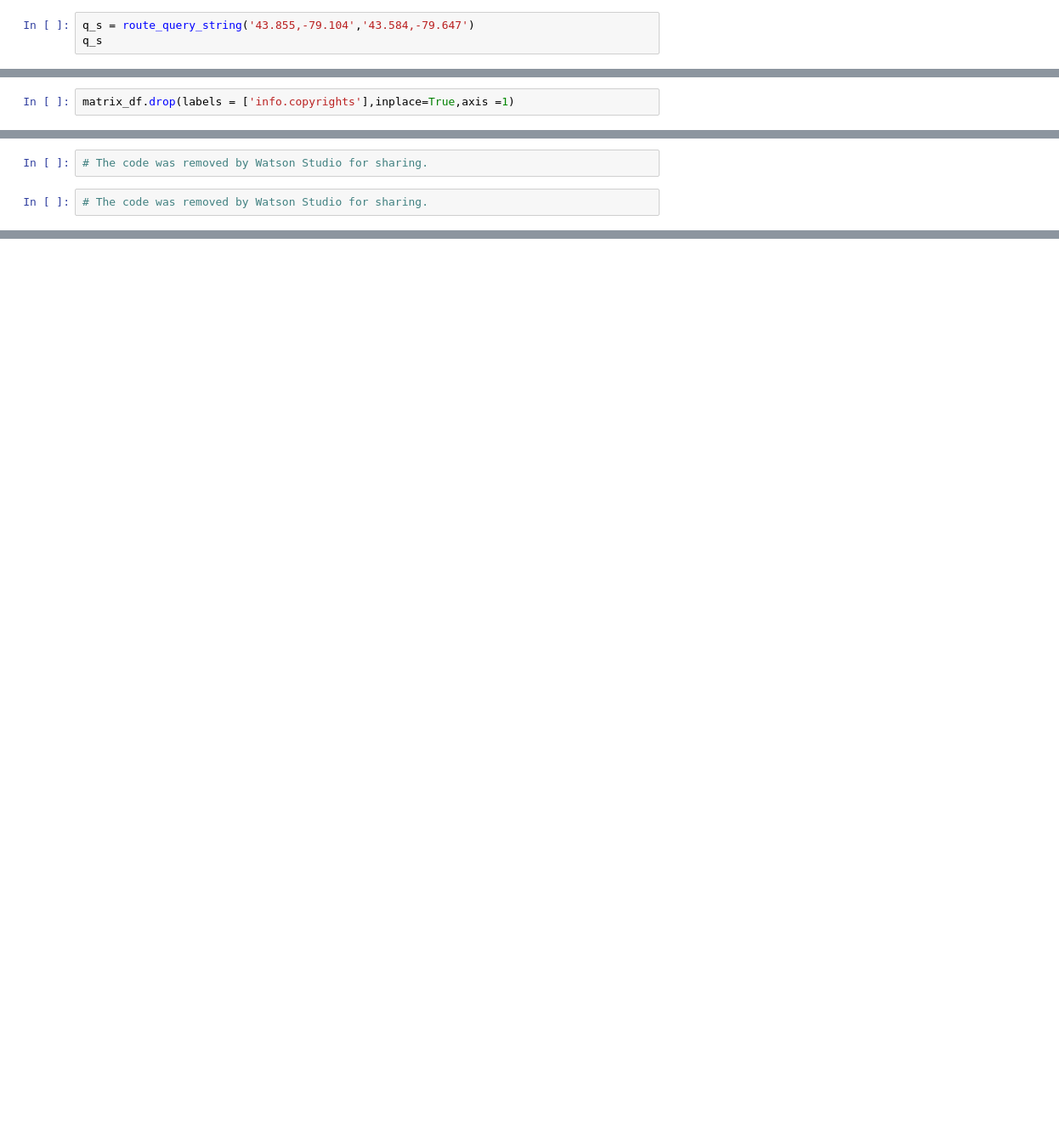
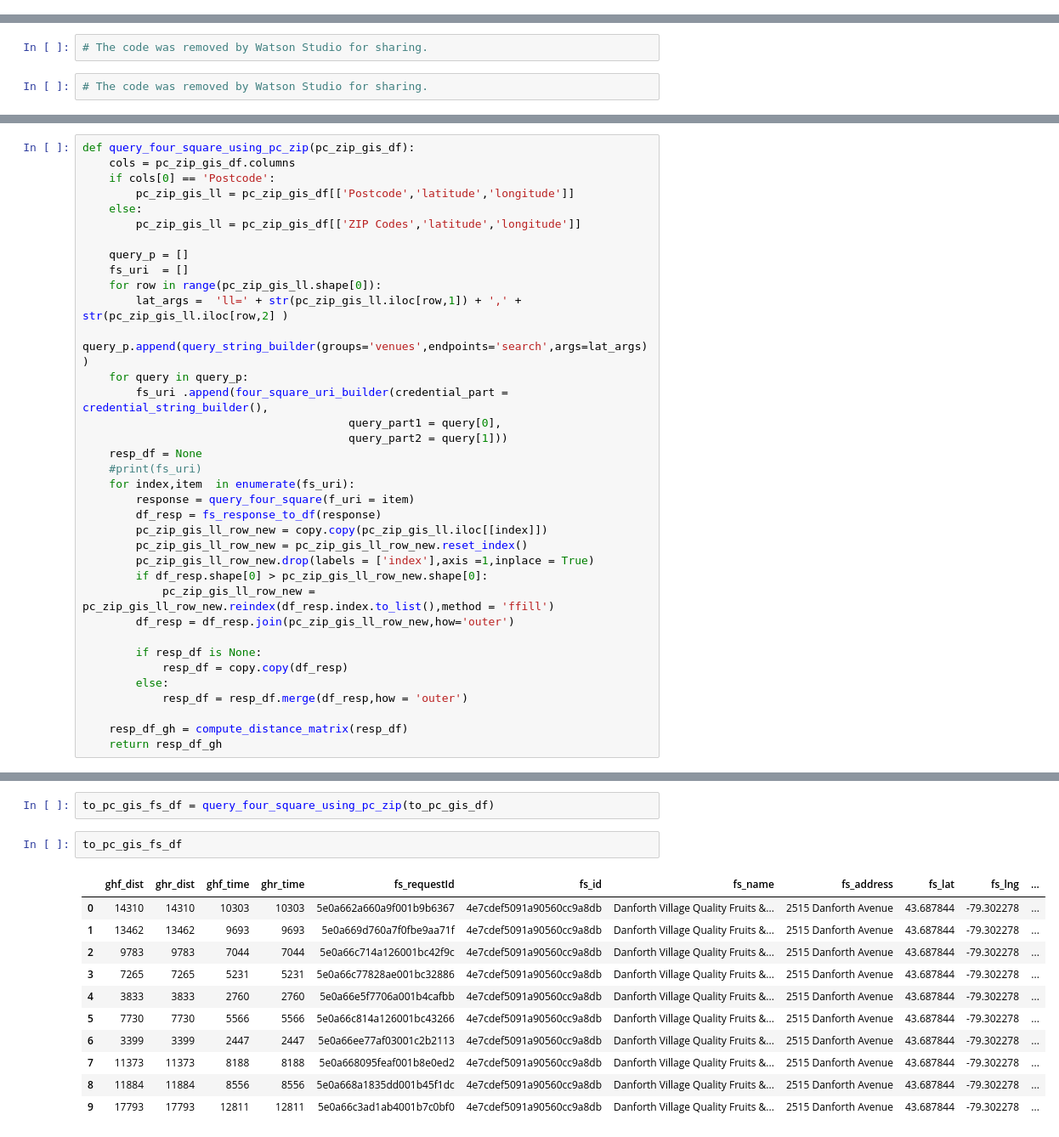
Before and after one commit to narsi16-edu/Coursera_Capstone, a Jupyter notebook: capstone_notebook.ipynb, the cells around one changed output, grey strips where cells are left out. Shown: that part at 85% size. Drawn from its saved outputs; the diff is of its cells as text; blank space fills up the shorter version.

```diff
--- a/capstone_notebook.ipynb
+++ b/capstone_notebook.ipynb
@@ -615,3 +315,0 @@ def route_query_string(from_ll:str,to_ll:str):
-# %%
-q_s = route_query_string('43.855,-79.104','43.584,-79.647')
-q_s
@@ -649,2 +315,0 @@ matrix_df
-# %%
-matrix_df.drop(labels = ['info.copyrights'],inplace=True,axis =1)
@@ -664,0 +471,36 @@ matrix_df
+# %%
+def query_four_square_using_pc_zip(pc_zip_gis_df):
+    cols = pc_zip_gis_df.columns
+    if cols[0] == 'Postcode':
+        pc_zip_gis_ll = pc_zip_gis_df[['Postcode','latitude','longitude']]
+    else:
+        pc_zip_gis_ll = pc_zip_gis_df[['ZIP Codes','latitude','longitude']]
+
+    query_p = []
+    fs_uri  = []
+    for row in range(pc_zip_gis_ll.shape[0]):
+        lat_args =  'll=' + str(pc_zip_gis_ll.iloc[row,1]) + ',' + str(pc_zip_gis_ll.iloc[row,2] )
+        query_p.append(query_string_builder(groups='venues',endpoints='search',args=lat_args))
+    for query in query_p:
+        fs_uri .append(four_square_uri_builder(credential_part = credential_string_builder(),
+                                        query_part1 = query[0],
+                                        query_part2 = query[1]))
+    resp_df = None
+    #print(fs_uri)
+    for index,item  in enumerate(fs_uri):
+        response = query_four_square(f_uri = item)
+        df_resp = fs_response_to_df(response)
+        pc_zip_gis_ll_row_new = copy.copy(pc_zip_gis_ll.iloc[[index]])
+        pc_zip_gis_ll_row_new = pc_zip_gis_ll_row_new.reset_index()
+        pc_zip_gis_ll_row_new.drop(labels = ['index'],axis =1,inplace = True)
+        if df_resp.shape[0] > pc_zip_gis_ll_row_new.shape[0]:
+            pc_zip_gis_ll_row_new = pc_zip_gis_ll_row_new.reindex(df_resp.index.to_list(),method = 'ffill')
+        df_resp = df_resp.join(pc_zip_gis_ll_row_new,how='outer')
+
+        if resp_df is None:
+            resp_df = copy.copy(df_resp)
+        else:
+            resp_df = resp_df.merge(df_resp,how = 'outer')
+
+    resp_df_gh = compute_distance_matrix(resp_df)
+    return resp_df_gh
@@ -664,0 +510,16 @@ matrix_df
+# %%
+to_pc_gis_fs_df = query_four_square_using_pc_zip(to_pc_gis_df)
+# %%
+to_pc_gis_fs_df
+# %% [output]
+|  | ghf_dist | ghr_dist | ghf_time | ghr_time | fs_requestId | fs_id | fs_name | fs_address | fs_lat | fs_lng | ... |
+| 0 | 14310 | 14310 | 10303 | 10303 | 5e0a662a660a9f001b9b6367 | 4e7cdef5091a90560cc9a8db | Danforth Village Quality Fruits &... | 2515 Danforth Avenue | 43.687844 | -79.302278 | ... |
+| 1 | 13462 | 13462 | 9693 | 9693 | 5e0a669d760a7f0fbe9aa71f | 4e7cdef5091a90560cc9a8db | Danforth Village Quality Fruits &... | 2515 Danforth Avenue | 43.687844 | -79.302278 | ... |
+| 2 | 9783 | 9783 | 7044 | 7044 | 5e0a66c714a126001bc42f9c | 4e7cdef5091a90560cc9a8db | Danforth Village Quality Fruits &... | 2515 Danforth Avenue | 43.687844 | -79.302278 | ... |
+| 3 | 7265 | 7265 | 5231 | 5231 | 5e0a66c77828ae001bc32886 | 4e7cdef5091a90560cc9a8db | Danforth Village Quality Fruits &... | 2515 Danforth Avenue | 43.687844 | -79.302278 | ... |
+| 4 | 3833 | 3833 | 2760 | 2760 | 5e0a66e5f7706a001b4cafbb | 4e7cdef5091a90560cc9a8db | Danforth Village Quality Fruits &... | 2515 Danforth Avenue | 43.687844 | -79.302278 | ... |
+| 5 | 7730 | 7730 | 5566 | 5566 | 5e0a66c814a126001bc43266 | 4e7cdef5091a90560cc9a8db | Danforth Village Quality Fruits &... | 2515 Danforth Avenue | 43.687844 | -79.302278 | ... |
+| 6 | 3399 | 3399 | 2447 | 2447 | 5e0a66ee77af03001c2b2113 | 4e7cdef5091a90560cc9a8db | Danforth Village Quality Fruits &... | 2515 Danforth Avenue | 43.687844 | -79.302278 | ... |
+| 7 | 11373 | 11373 | 8188 | 8188 | 5e0a668095feaf001b8e0ed2 | 4e7cdef5091a90560cc9a8db | Danforth Village Quality Fruits &... | 2515 Danforth Avenue | 43.687844 | -79.302278 | ... |
+| 8 | 11884 | 11884 | 8556 | 8556 | 5e0a668a1835dd001b45f1dc | 4e7cdef5091a90560cc9a8db | Danforth Village Quality Fruits &... | 2515 Danforth Avenue | 43.687844 | -79.302278 | ... |
+| 9 | 17793 | 17793 | 12811 | 12811 | 5e0a66c3ad1ab4001b7c0bf0 | 4e7cdef5091a90560cc9a8db | Danforth Village Quality Fruits &... | 2515 Danforth Avenue | 43.687844 | -79.302278 | ... |
```
Also changed, not shown: parts of 102 cells of this notebook.
